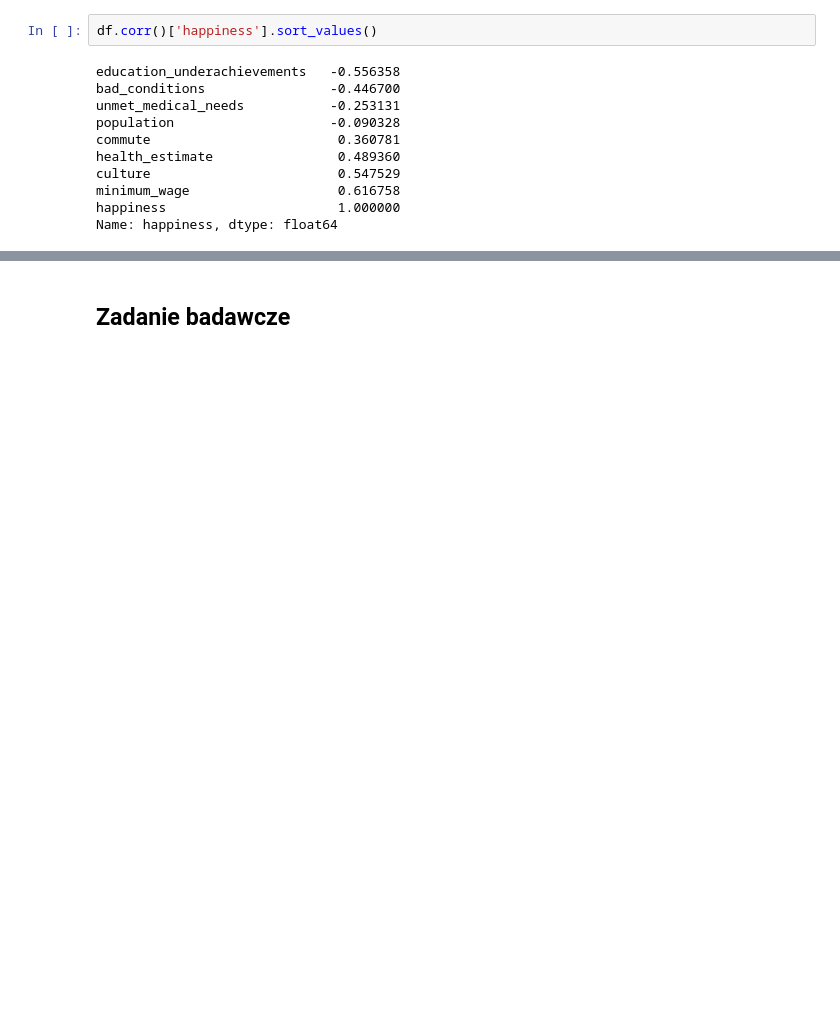
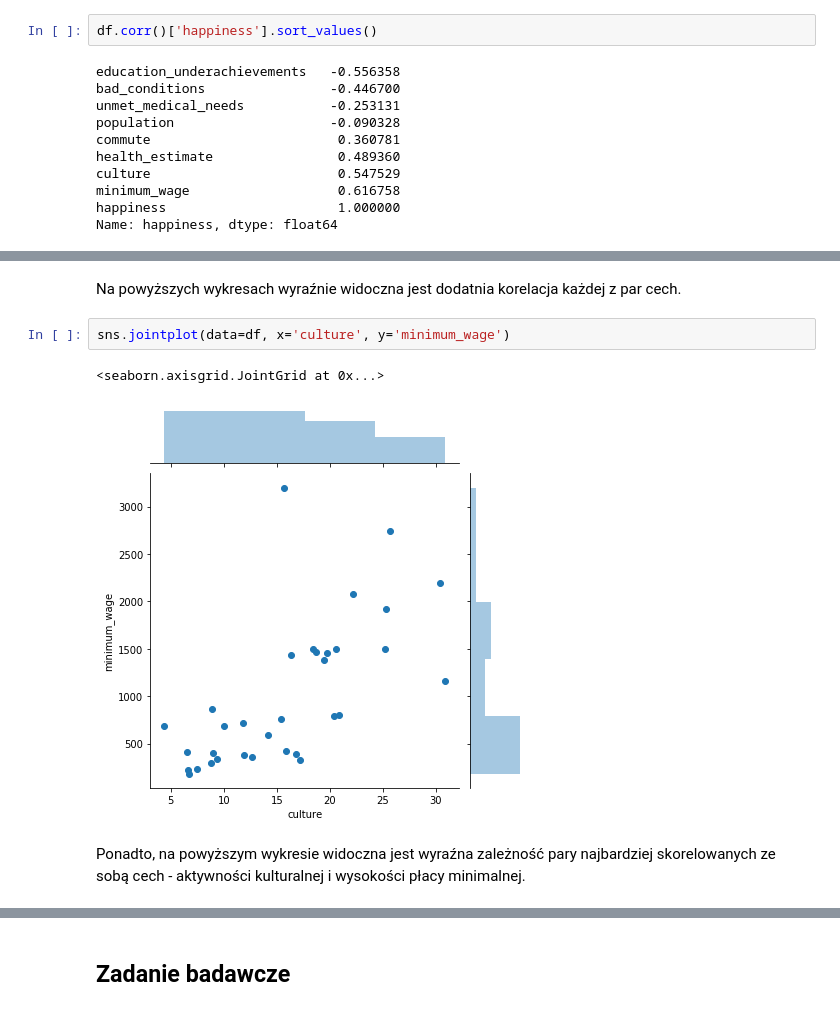
Before and after one commit to McCastles/MED-project, a Jupyter notebook: notebooks/Exploratory analysis.ipynb, the cells around one changed output, grey strips where cells are left out. Cells and saved outputs as stored; diff of their text form; blank space fills up the shorter version.

```diff
--- a/notebooks/Exploratory analysis.ipynb
+++ b/notebooks/Exploratory analysis.ipynb
@@ -366,0 +387,9 @@ Widać, żę najwięcej pozytywnego wpływu na zadowolenie z życia w kraju maj
+# %% [markdown]
+Na powyższych wykresach wyraźnie widoczna jest dodatnia korelacja każdej z par cech.
+# %%
+sns.jointplot(data=df, x='culture', y='minimum_wage')
+# %% [output]
+<seaborn.axisgrid.JointGrid at 0x...>
+[figure, added]
+# %% [markdown]
+Ponadto, na powyższym wykresie widoczna jest wyraźna zależność pary najbardziej skorelowanych ze sobą cech - aktywności kulturalnej i wysokości płacy minimalnej.
```
Also changed, not shown: parts of 35 cells of this notebook.
